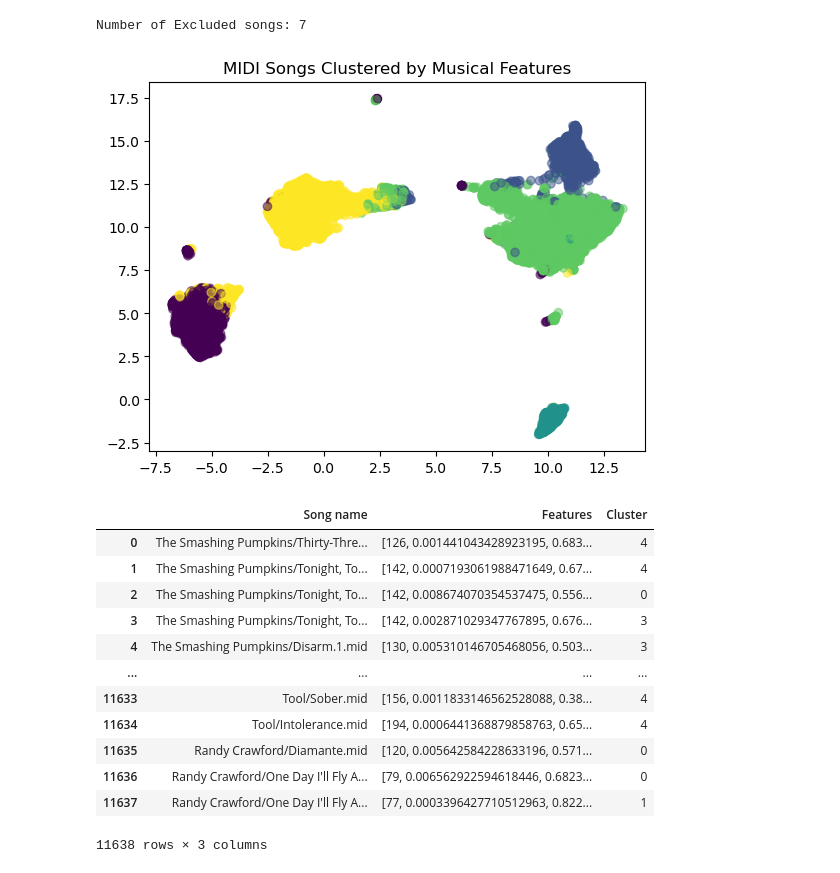
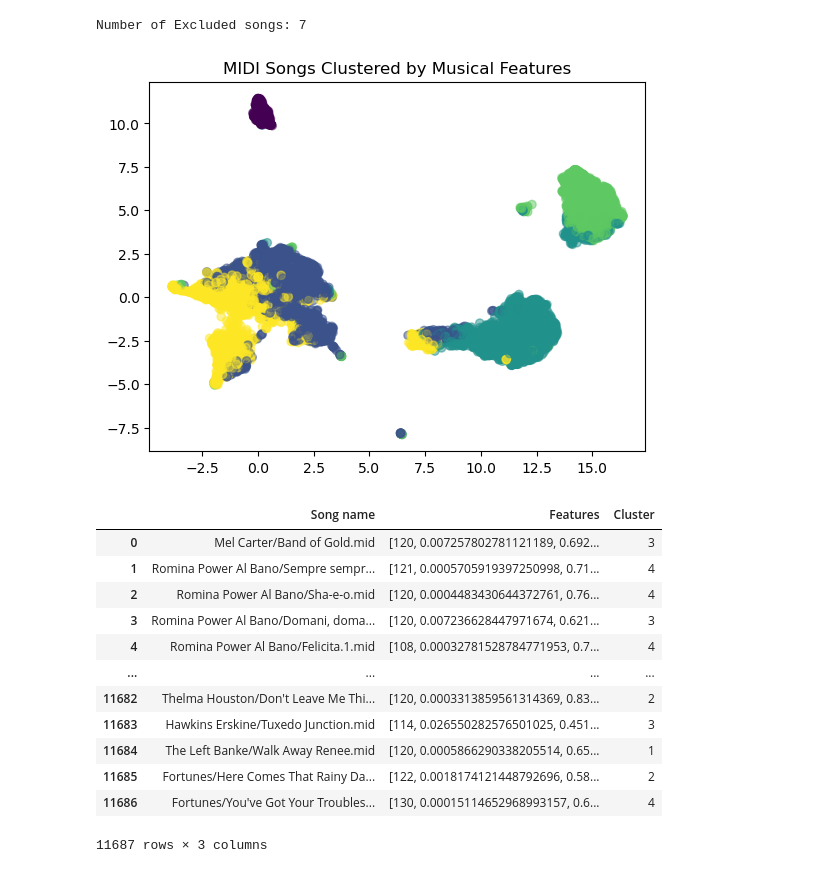
Before and after one commit to FrancescoLR02/MusicGenerator_Project, a Jupyter notebook: MusicGenerator.ipynb, the cells around one changed output. Saved outputs shown, nothing was run; the diff lists cells and outputs as text; code cells hidden in the pictures.

Commit message:
Amazing clustering

```diff
--- a/MusicGenerator.ipynb
+++ b/MusicGenerator.ipynb
@@ -82,40 +79,48 @@ This comprehensive feature representation captures the essential characteristics
 
 The identification of the genre of the song helps us to train specific model that can generate songs with specific characteristics
 # %%
-DatasetFeatures = Clustering()
+Features = Clustering()
 # %% [output]
 Number of Excluded songs: 7
+# %%
+with open('Features.pkl', 'wb') as f:
+   pickle.dump(Features, f)
+
+with open('Features.pkl', 'rb') as f:
+   Features = pickle.load(f)
 # %%
+np.random.seed(50)
+
 Scaler = StandardScaler()
-NormFeatures = Scaler.fit_transform(list(DatasetFeatures.values()))
+NormFeatures = Scaler.fit_transform(list(Features.values()))
 
-Kmeans = KMeans(n_clusters = 5, random_state=12)
-cluster = Kmeans.fit_predict(NormFeatures)
+Kmeans = KMeans(n_clusters = 5, random_state=13)
+clusters = Kmeans.fit_predict(NormFeatures)
 
-reducer = umap.UMAP(n_components=2)
+reducer = umap.UMAP(n_components=2, random_state=42)
 features_2d = reducer.fit_transform(NormFeatures)
 
 
-plt.scatter(features_2d[:, 0], features_2d[:, 1], alpha = 0.5, c=cluster, cmap='viridis')
+plt.scatter(features_2d[:, 0], features_2d[:, 1], alpha = 0.5, c=clusters, cmap='viridis')
 plt.title('MIDI Songs Clustered by Musical Features')
 plt.show()
 # %% [output]
-[figure, old version]
+[figure, new version]
 # %%
-ClusteringDataframe = pd.DataFrame([{'Song name': k, 'Features': v} for k, v in DatasetFeatures.items()])
-ClusteringDataframe['Cluster'] = cluster
-ClusteringDataframe
+ClusteringDF = pd.DataFrame([{'Song name': k, 'Features': v} for k, v in Features.items()])
+ClusteringDF['Cluster'] = clusters
+ClusteringDF
 # %% [output]
 |  | Song name | Features | Cluster |
-| 0 | The Smashing Pumpkins/Thirty-Thre... | [126, 0.001441043428923195, 0.683... | 4 |
-| 1 | The Smashing Pumpkins/Tonight, To... | [142, 0.0007193061988471649, 0.67... | 4 |
-| 2 | The Smashing Pumpkins/Tonight, To... | [142, 0.008674070354537475, 0.556... | 0 |
-| 3 | The Smashing Pumpkins/Tonight, To... | [142, 0.002871029347767895, 0.676... | 3 |
-| 4 | The Smashing Pumpkins/Disarm.1.mid | [130, 0.005310146705468056, 0.503... | 3 |
+| 0 | Mel Carter/Band of Gold.mid | [120, 0.007257802781121189, 0.692... | 3 |
+| 1 | Romina Power Al Bano/Sempre sempr... | [121, 0.0005705919397250998, 0.71... | 4 |
+| 2 | Romina Power Al Bano/Sha-e-o.mid | [120, 0.0004483430644372761, 0.76... | 4 |
+| 3 | Romina Power Al Bano/Domani, doma... | [120, 0.007236628447971674, 0.621... | 3 |
+| 4 | Romina Power Al Bano/Felicita.1.mid | [108, 0.00032781528784771953, 0.7... | 4 |
 | ... | ... | ... | ... |
-| 11633 | Tool/Sober.mid | [156, 0.0011833146562528088, 0.38... | 4 |
-| 11634 | Tool/Intolerance.mid | [194, 0.0006441368879858763, 0.65... | 4 |
-| 11635 | Randy Crawford/Diamante.mid | [120, 0.005642584228633196, 0.571... | 0 |
-| 11636 | Randy Crawford/One Day I'll Fly A... | [79, 0.006562922594618446, 0.6823... | 0 |
-| 11637 | Randy Crawford/One Day I'll Fly A... | [77, 0.0003396427710512963, 0.822... | 1 |
+| 11682 | Thelma Houston/Don't Leave Me Thi... | [120, 0.0003313859561314369, 0.83... | 2 |
+| 11683 | Hawkins Erskine/Tuxedo Junction.mid | [114, 0.026550282576501025, 0.451... | 3 |
+| 11684 | The Left Banke/Walk Away Renee.mid | [120, 0.0005866290338205514, 0.65... | 1 |
+| 11685 | Fortunes/Here Comes That Rainy Da... | [122, 0.0018174121448792696, 0.58... | 2 |
+| 11686 | Fortunes/You've Got Your Troubles... | [130, 0.00015114652968993157, 0.6... | 4 |
-11638 rows × 3 columns
+11687 rows × 3 columns
```
Also changed, not shown: parts of 8 cells of this notebook, 3 other files.
